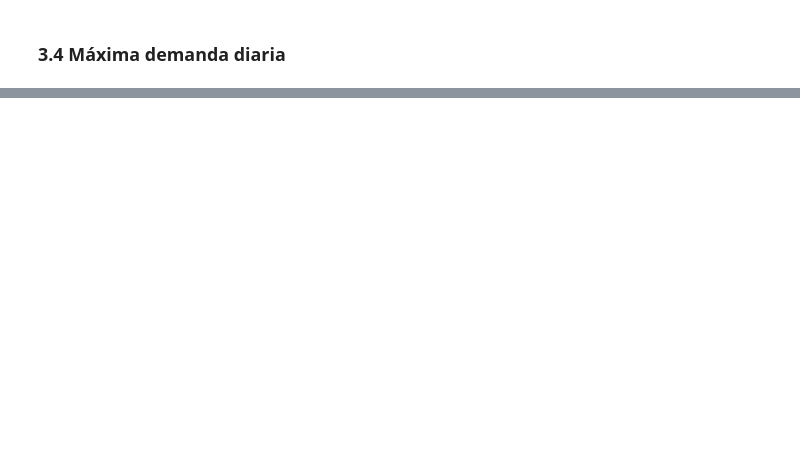
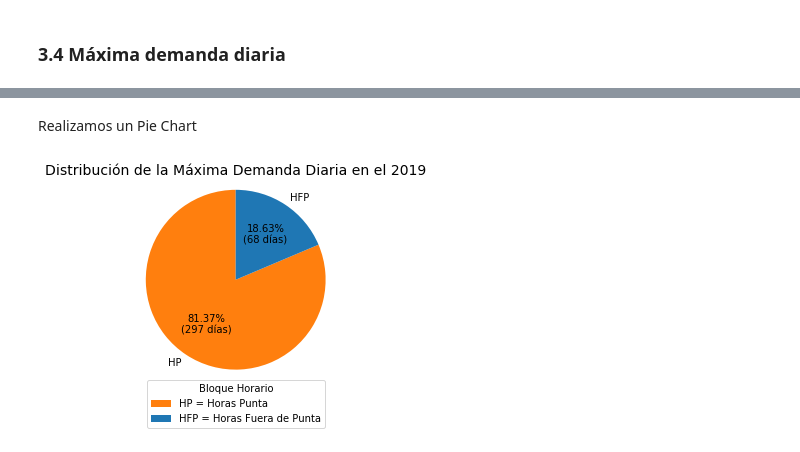
Before and after one commit to KevinAQM/Electricity_Demand_Peru_2019, a Jupyter notebook: Demanda_COES_2019-15min.ipynb, the cells around one changed output, grey strips where cells are left out. Cells and saved outputs as stored; diff of their text form; code cells hidden in the pictures; blank space fills up the shorter version.

```diff
--- a/Demanda_COES_2019-15min.ipynb
+++ b/Demanda_COES_2019-15min.ipynb
@@ -402,0 +570,31 @@ Graph(day_max_monthly_hp)
+# %%
+# Separamos las que caen dentro de HP y HFP
+countHP = int(max_daily_demand.between_time("17:01", "22:59").count())
+countHFP = int(max_daily_demand.count() - countHP)
+# %% [markdown]
+Realizamos un Pie Chart
+# %%
+# Data para graficar (pie)
+labels = 'HP = Horas Punta', 'HFP = Horas Fuera de Punta'
+labelshort = 'HP','HFP'
+sizes = [countHP, countHFP]
+colors = ['C1', 'C0']
+
+# Agregando valores absolutos a la torta
+def make_autopct(sizes):
+    def my_autopct(pct):
+        total = sum(sizes)
+        val = int(round(pct*total/100.0))
+        return '{p:.2f}%\n({v:d} días)'.format(p=pct,v=val)
+    return my_autopct
+
+# Plot
+plt.pie(sizes, labels=labelshort, autopct=make_autopct(sizes), startangle=90, colors=colors)
+
+plt.legend(labels, title="Bloque Horario", loc="center", bbox_to_anchor=(0, 0, 1, -0.25))
+plt.title('Distribución de la Máxima Demanda Diaria en el 2019', fontsize=14)
+plt.axis('equal')
+plt.tight_layout()
+plt.savefig('Distribución_Pie.png', dpi = 200)
+# %% [output]
+[figure, added]
```
Also changed, not shown: parts of 62 cells of this notebook.
